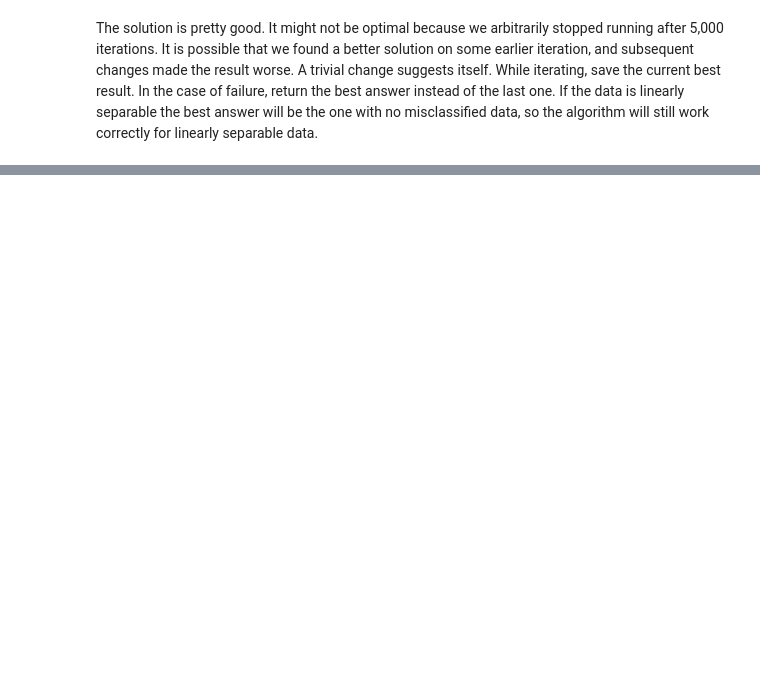
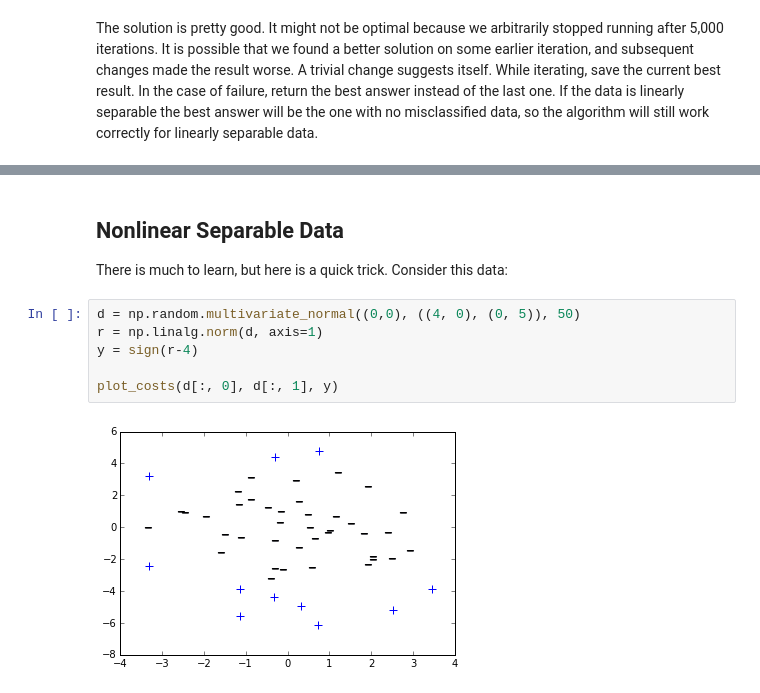
Before and after one commit to rlabbe/tutorials, a Jupyter notebook: Perceptron Learning Algorithm.ipynb, the cells around one changed output, grey strips where cells are left out. Drawn from its saved outputs; the diff is of its cells as text; blank space fills up the shorter version.

```diff
--- a/Perceptron Learning Algorithm.ipynb
+++ b/Perceptron Learning Algorithm.ipynb
@@ -408,0 +401,12 @@ print(w_lr)
+# %% [markdown]
+## Nonlinear Separable Data
+
+There is much to learn, but here is a quick trick. Consider this data:
+# %%
+d = np.random.multivariate_normal((0,0), ((4, 0), (0, 5)), 50)
+r = np.linalg.norm(d, axis=1)
+y = sign(r-4)
+
+plot_costs(d[:, 0], d[:, 1], y)
+# %% [output]
+[figure, added]
```
Also changed, not shown: parts of 14 cells of this notebook, 1 other file.
